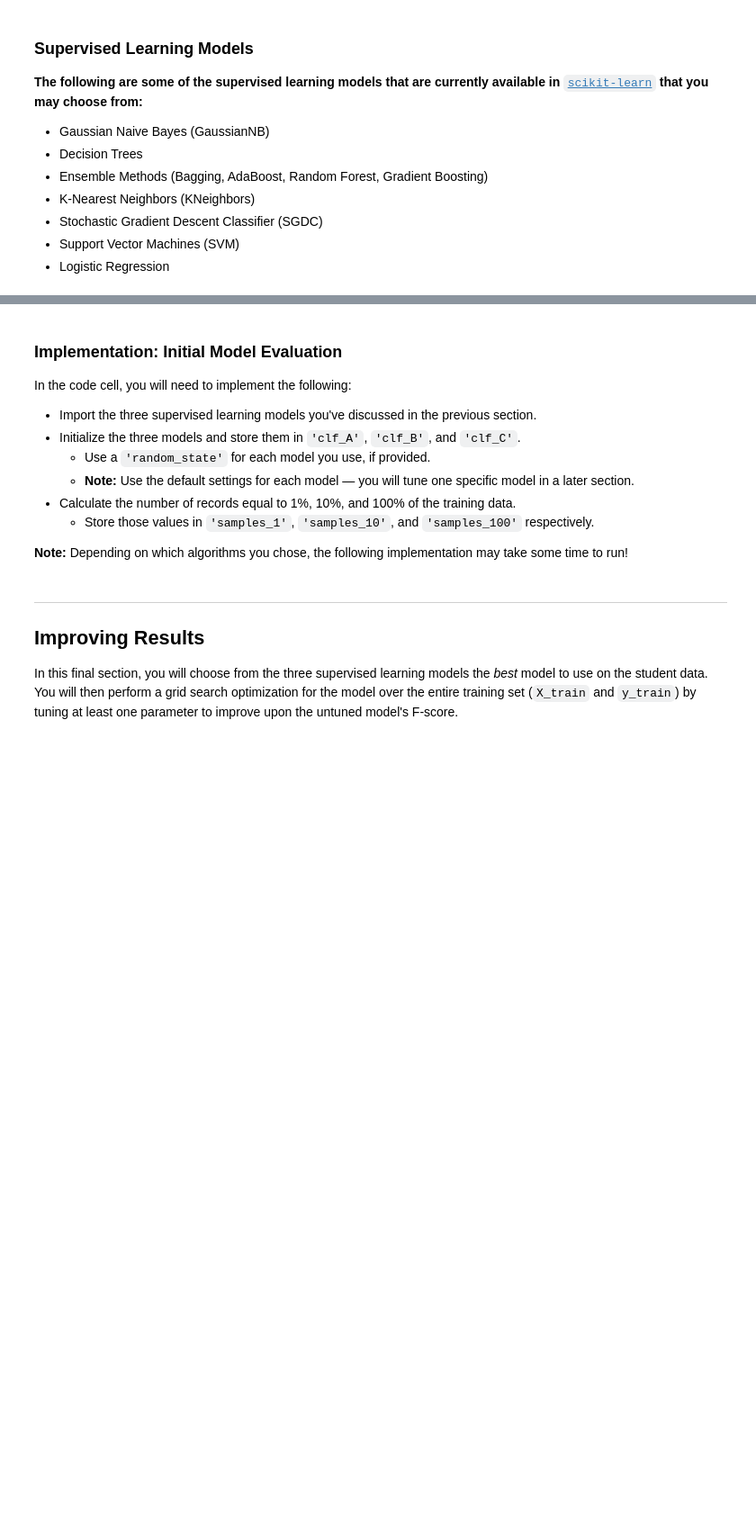
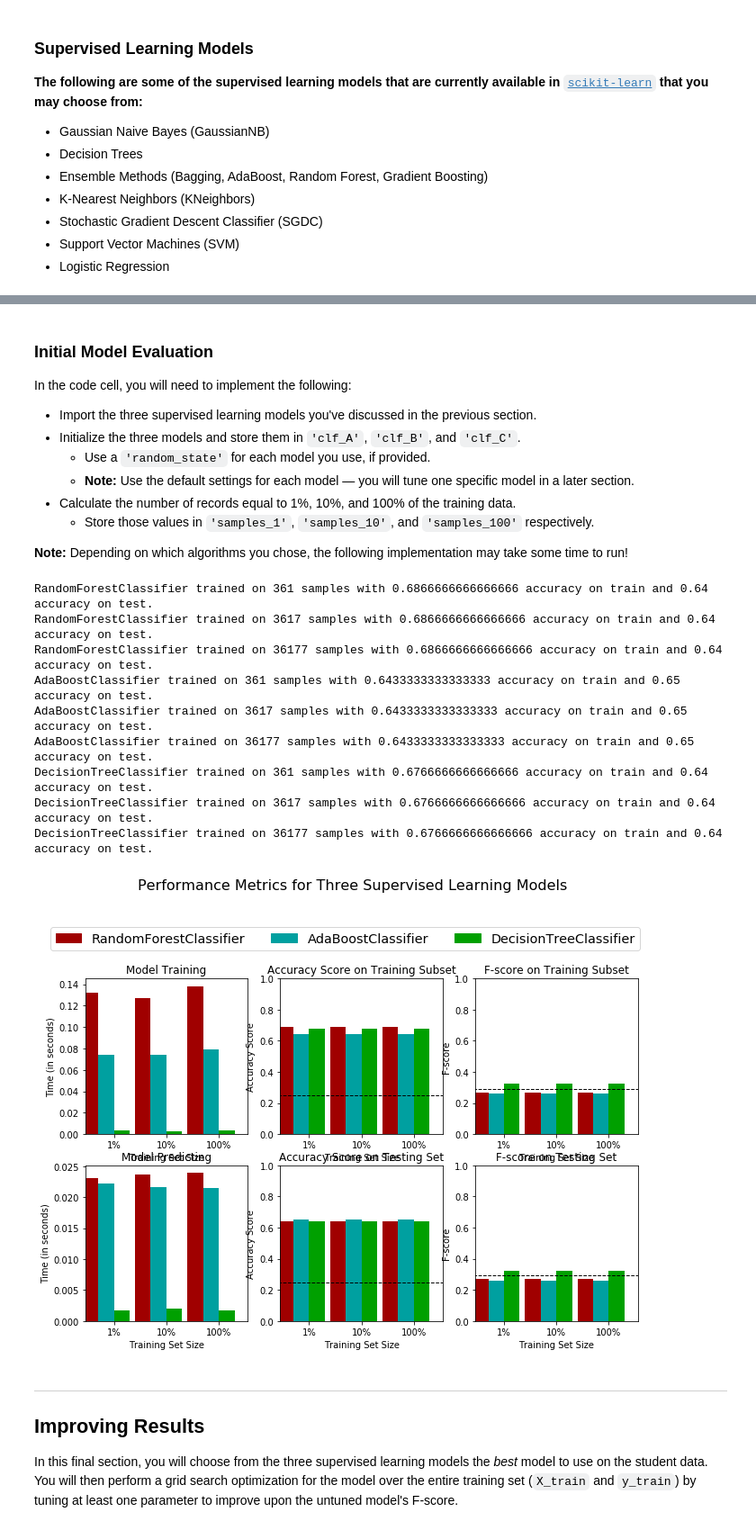
Before and after one commit to aaronhma/finding-donors, a Jupyter notebook: finding_donors.ipynb, the cells around one changed output, grey strips where cells are left out. Shown at 90% size. Drawn from its saved outputs; the diff is of its cells as text; code cells hidden in the pictures; blank space fills up the shorter version.

```diff
--- a/finding_donors.ipynb
+++ b/finding_donors.ipynb
@@ -215,21 +256,22 @@ For classification problems that are skewed in their classification distribution
 * When we have a model that always predicts '1' (i.e. the individual makes more than 50k) then our model will have no True Negatives(TN) or False Negatives(FN) as we are not making any negative('0' value) predictions. Therefore our Accuracy in this case becomes the same as our Precision(True Positives/(True Positives + False Positives)) as every prediction that we have made with value '1' that should have '0' becomes a False Positive; therefore our denominator in this case is the total number of records we have in total.
 * Our Recall score(True Positives/(True Positives + False Negatives)) in this setting becomes 1 as we have no False Negatives.
 # %%
-'''
 TP = np.sum(income) # Counting the ones as this is the naive case. Note that 'income' is the 'income_raw' data
-encoded to numerical values done in the data preprocessing step.
+# encoded to numerical values done in the data preprocessing step.
 FP = income.count() - TP # Specific to the naive case
 
 TN = 0 # No predicted negatives in the naive case
 FN = 0 # No predicted negatives in the naive case
-'''
-# TODO: Calculate accuracy, precision and recall
-accuracy = None
-recall = None
-precision = None
 
-# TODO: Calculate F-score using the formula above for beta = 0.5 and correct values for precision and recall.
-fscore = None
+# Calculate accuracy, precision and recall
+accuracy = (TP + TN) / (TP + FP + TN + FN)
+recall = TP / (TP + FN)
+precision = TP / (TP + FP)
+
+# Calculate F-score using the formula above for beta = 0.5 and correct values for precision and recall.
+beta = 0.5
+beta_sq = beta * beta
+fscore = (1 + beta_sq) * ((precision * recall) / ((beta_sq * precision) + recall))
 
 # Print the results
 print("Naive Predictor: [Accuracy score: {:.4f}, F-score: {:.4f}]".format(accuracy, fscore))
@@ -320,7 +392,7 @@ def train_predict(learner, sample_size, X_train, y_train, X_test, y_test):
     # Return the results
     return results
 # %% [markdown]
-### Implementation: Initial Model Evaluation
+### Initial Model Evaluation
 In the code cell, you will need to implement the following:
 - Import the three supervised learning models you've discussed in the previous section.
 - Initialize the three models and store them in `'clf_A'`, `'clf_B'`, and `'clf_C'`.
@@ -331,32 +403,46 @@ In the code cell, you will need to implement the following:
 
 **Note:** Depending on which algorithms you chose, the following implementation may take some time to run!
 # %%
-# TODO: Import the three supervised learning models from sklearn
+# Import the three supervised learning models from sklearn
+from sklearn.ensemble import RandomForestClassifier
+from sklearn.ensemble import AdaBoostClassifier
+from sklearn.tree import DecisionTreeClassifier
 
-# TODO: Initialize the three models
-clf_A = None
-clf_B = None
-clf_C = None
+# Initialize the three models
+clf_A = RandomForestClassifier(random_state = 1)
+clf_B = AdaBoostClassifier(random_state = 1)
+clf_C = DecisionTreeClassifier(random_state = 1)
 
-# TODO: Calculate the number of samples for 1%, 10%, and 100% of the training data
+# Calculate the number of samples for 1%, 10%, and 100% of the training data
 # HINT: samples_100 is the entire training set i.e. len(y_train)
 # HINT: samples_10 is 10% of samples_100 (ensure to set the count of the values to be `int` and not `float`)
 # HINT: samples_1 is 1% of samples_100 (ensure to set the count of the values to be `int` and not `float`)
-samples_100 = None
-samples_10 = None
-samples_1 = None
+samples_100 = len(y_train)
+samples_10 = int(samples_100 * 0.1)
+samples_1 = int(samples_100 * 0.01)
 
 # Collect results on the learners
 results = {}
 for clf in [clf_A, clf_B, clf_C]:
     clf_name = clf.__class__.__name__
     results[clf_name] = {}
     for i, samples in enumerate([samples_1, samples_10, samples_100]):
         results[clf_name][i] = \
         train_predict(clf, samples, X_train, y_train, X_test, y_test)
 
 # Run metrics visualization for the three supervised learning models chosen
 vs.evaluate(results, accuracy, fscore)
+# %% [output]
+RandomForestClassifier trained on 361 samples with 0.6866666666666666 accuracy on train and 0.64 accuracy on test.
+RandomForestClassifier trained on 3617 samples with 0.6866666666666666 accuracy on train and 0.64 accuracy on test.
+RandomForestClassifier trained on 36177 samples with 0.6866666666666666 accuracy on train and 0.64 accuracy on test.
+AdaBoostClassifier trained on 361 samples with 0.6433333333333333 accuracy on train and 0.65 accuracy on test.
+AdaBoostClassifier trained on 3617 samples with 0.6433333333333333 accuracy on train and 0.65 accuracy on test.
+AdaBoostClassifier trained on 36177 samples with 0.6433333333333333 accuracy on train and 0.65 accuracy on test.
+DecisionTreeClassifier trained on 361 samples with 0.6766666666666666 accuracy on train and 0.64 accuracy on test.
+DecisionTreeClassifier trained on 3617 samples with 0.6766666666666666 accuracy on train and 0.64 accuracy on test.
+DecisionTreeClassifier trained on 36177 samples with 0.6766666666666666 accuracy on train and 0.64 accuracy on test.
+[figure, added]
 # %% [markdown]
 ----
 ## Improving Results
```
Also changed, not shown: parts of 47 cells of this notebook.
